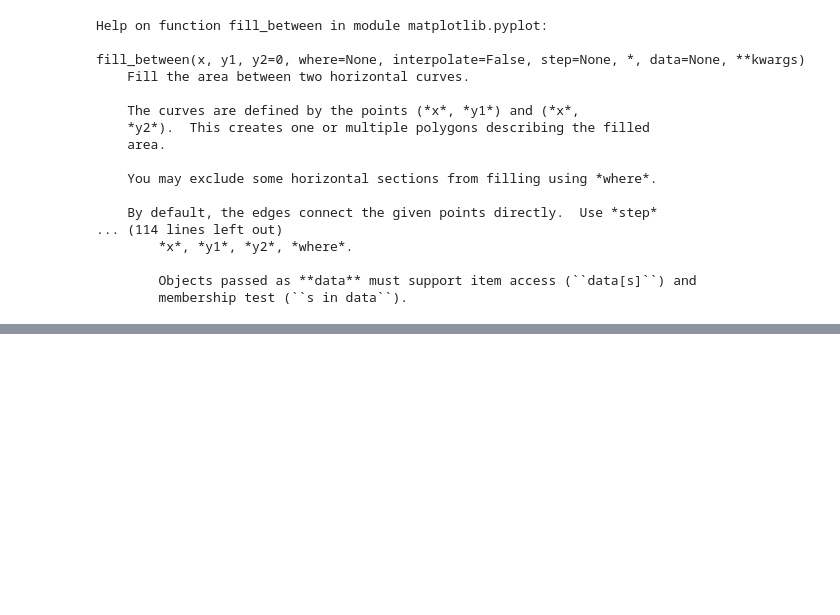
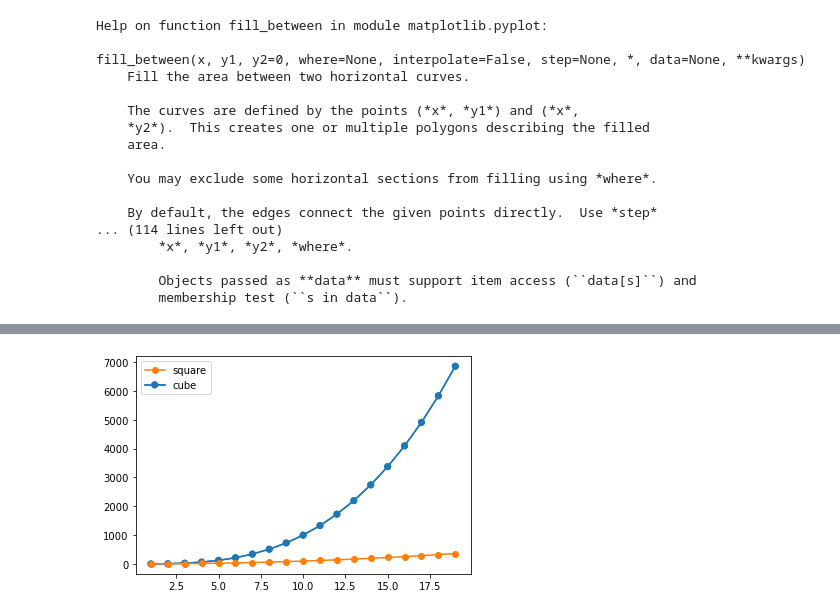
Before and after one commit to Disha0803/Matplotlib, a Jupyter notebook: Matplotlib basics.ipynb, the cells around one changed output, grey strips where cells are left out. Cells and saved outputs as stored; diff of their text form; code cells hidden in the pictures; blank space fills up the shorter version.

```diff
--- a/Matplotlib basics.ipynb
+++ b/Matplotlib basics.ipynb
@@ -501,0 +502,12 @@ plt.show()
+# %%
+from matplotlib import patheffects
+x=np.arange(1,20)
+y1=x**2
+y2=x**3
+line2,=plt.plot(x,y2,marker='o',path_effects=[patheffects.withStroke()])
+line1,=plt.plot(x,y1,marker='o')
+plt.legend([line1,line2],['square','cube'])
+plt.savefig("images\\fig29.png")
+plt.show()
+# %% [output]
+[figure, added]
```
Also changed, not shown: parts of 7 cells of this notebook, 1 other file.
